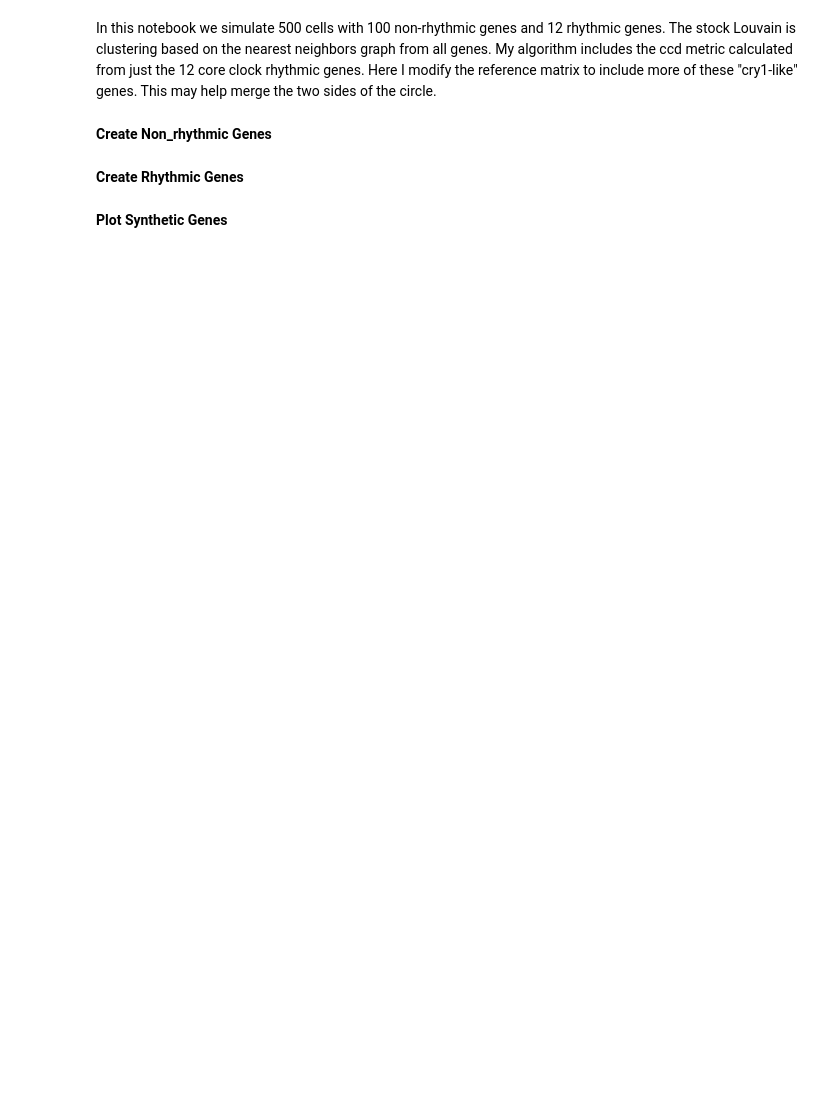
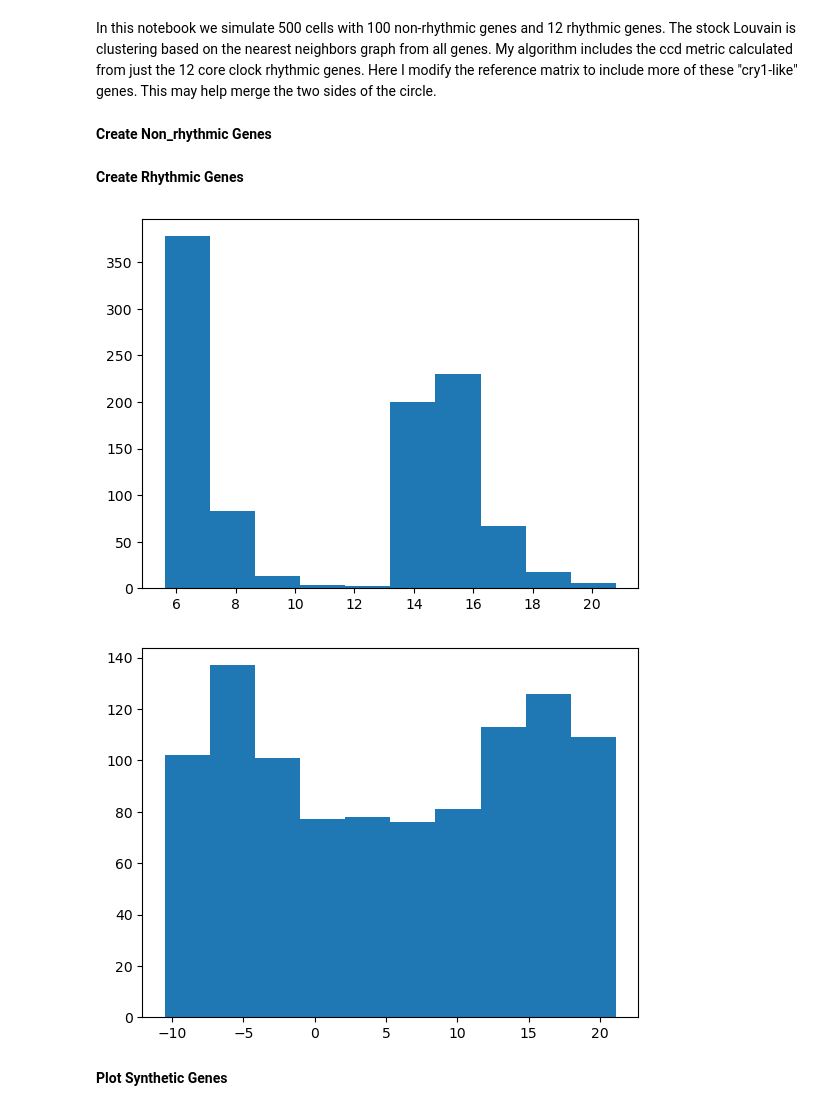
Before and after one commit to HenryHollis/python_ccd_cluster, a Jupyter notebook: simulated_scRNAseq_modifiedRefMat.ipynb, the cells around one changed output. Cells and saved outputs as stored; diff of their text form; code cells hidden in the pictures; blank space fills up the shorter version.

```diff
--- a/simulated_scRNAseq_modifiedRefMat.ipynb
+++ b/simulated_scRNAseq_modifiedRefMat.ipynb
@@ -76,6 +74,19 @@ new_genes_adata = ad.AnnData(X=gene_expression_data, var=pd.DataFrame(index=new_
 
 # Concatenate the new genes with the existing adata
 adata2 = ad.concat([adata, new_genes_adata], axis = 1)
+# %%
+import matplotlib.pyplot as plt
+import numpy as np
+
+plt.hist(adata2.X[:, 0])
+plt.show()
+
+
+plt.hist(adata2.X[:, 111])
+plt.show()
+# %% [output]
+[figure, added]
+[figure, added]
 # %% [markdown]
 **Plot Synthetic Genes**
 # %%
```
Also changed, not shown: parts of 9 cells of this notebook, 1 other file.
